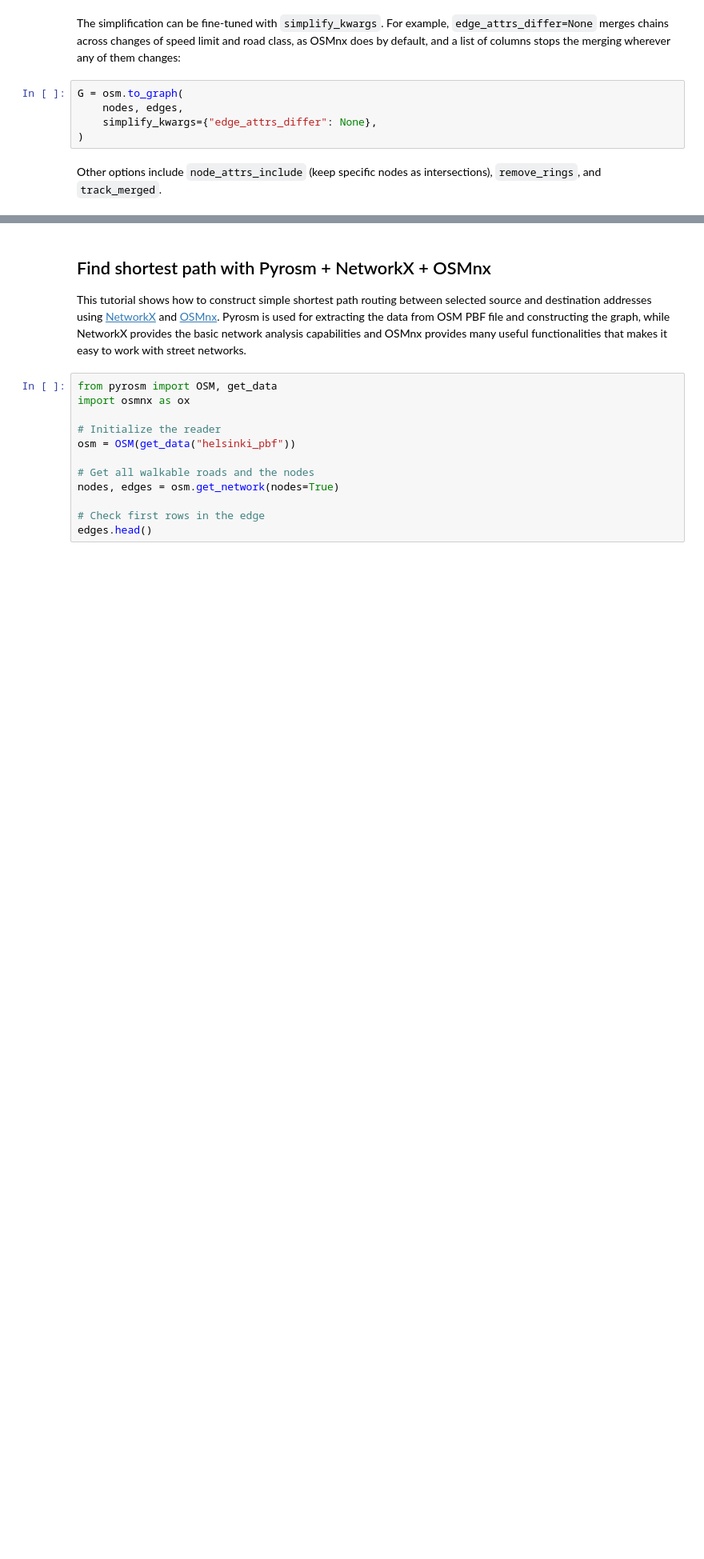
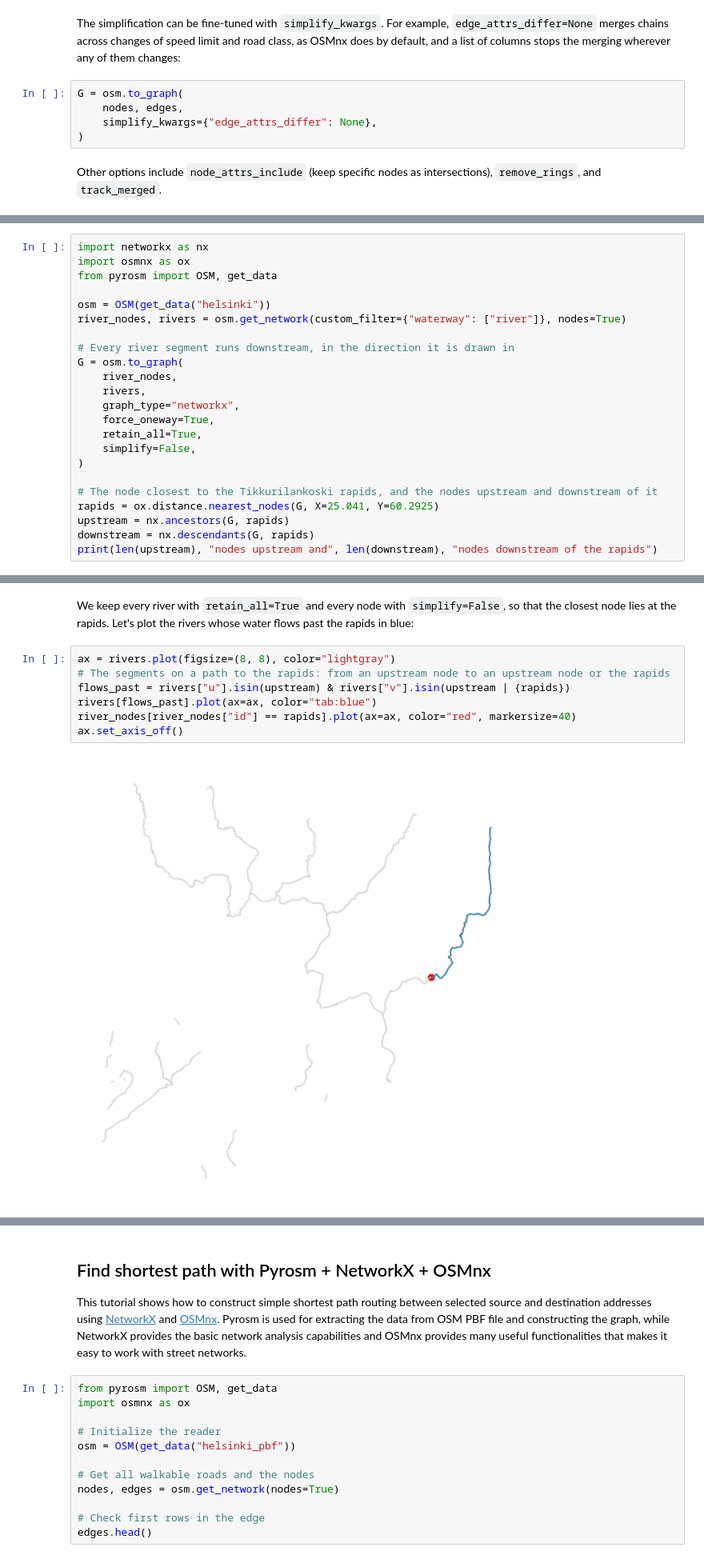
Before and after one commit to pyrosm/pyrosm, a Jupyter notebook: docs/graphs.ipynb, the cells around one changed output, grey strips where cells are left out. Shown at 80% size. Drawn from its saved outputs; the diff is of its cells as text; blank space fills up the shorter version.

Commit message:
Show the river networks of force_oneway in the guide and describe the changes

```diff
--- a/docs/graphs.ipynb
+++ b/docs/graphs.ipynb
@@ -252,0 +288,23 @@ Other options include `node_attrs_include` (keep specific nodes as intersections
+# %%
+import networkx as nx
+import osmnx as ox
+from pyrosm import OSM, get_data
+
+osm = OSM(get_data("helsinki"))
+river_nodes, rivers = osm.get_network(custom_filter={"waterway": ["river"]}, nodes=True)
+
+# Every river segment runs downstream, in the direction it is drawn in
+G = osm.to_graph(
+    river_nodes,
+    rivers,
+    graph_type="networkx",
+    force_oneway=True,
+    retain_all=True,
+    simplify=False,
+)
+
+# The node closest to the Tikkurilankoski rapids, and the nodes upstream and downstream of it
+rapids = ox.distance.nearest_nodes(G, X=25.041, Y=60.2925)
+upstream = nx.ancestors(G, rapids)
+downstream = nx.descendants(G, rapids)
+print(len(upstream), "nodes upstream and", len(downstream), "nodes downstream of the rapids")
@@ -252,0 +313,11 @@ Other options include `node_attrs_include` (keep specific nodes as intersections
+# %% [markdown]
+We keep every river with `retain_all=True` and every node with `simplify=False`, so that the closest node lies at the rapids. Let's plot the rivers whose water flows past the rapids in blue:
+# %%
+ax = rivers.plot(figsize=(8, 8), color="lightgray")
+# The segments on a path to the rapids: from an upstream node to an upstream node or the rapids
+flows_past = rivers["u"].isin(upstream) & rivers["v"].isin(upstream | {rapids})
+rivers[flows_past].plot(ax=ax, color="tab:blue")
+river_nodes[river_nodes["id"] == rapids].plot(ax=ax, color="red", markersize=40)
+ax.set_axis_off()
+# %% [output]
+[figure, added]
```
Also changed, not shown: parts of 8 cells of this notebook, 4 other files.
